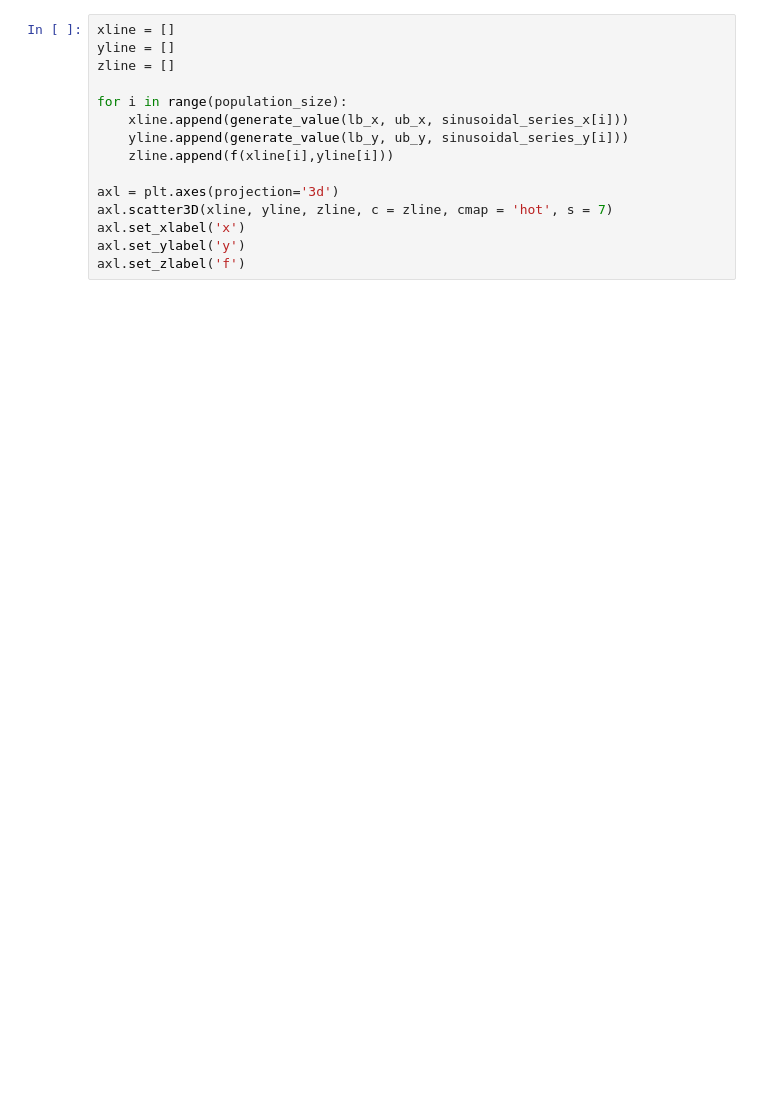
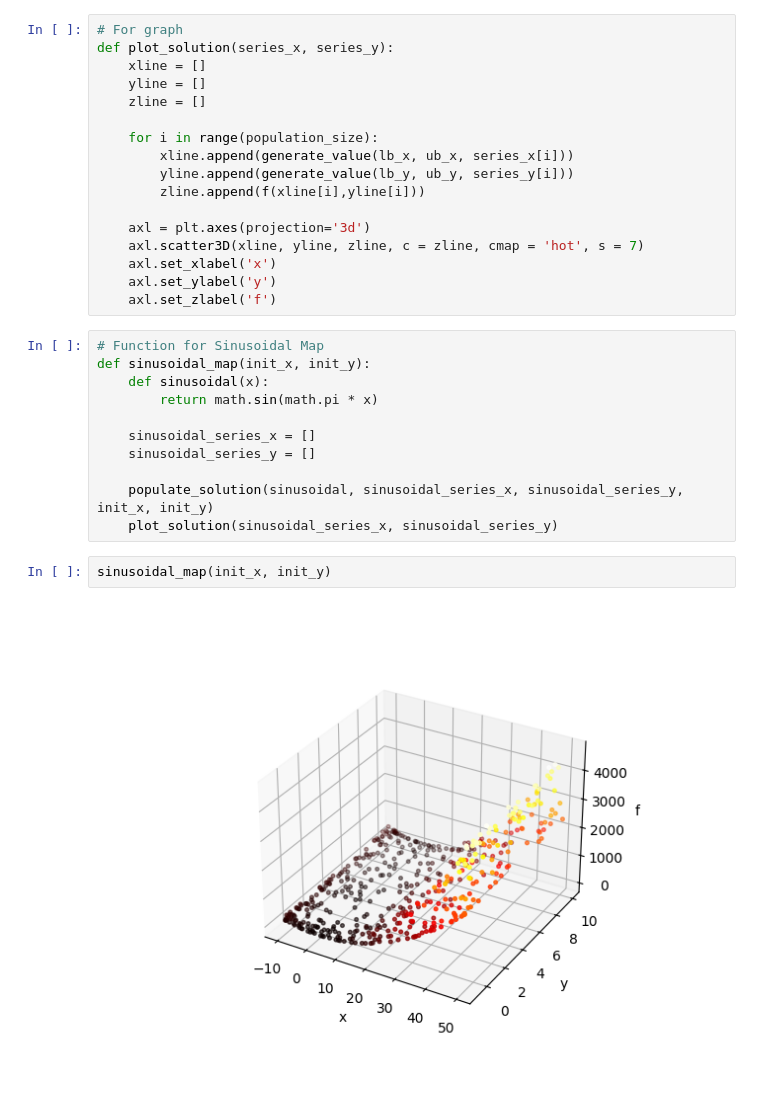
Before and after one commit to wenyngcar/chaotic-maps, a Jupyter notebook: sinusoidal.ipynb, the cells around one changed output. Saved outputs shown, nothing was run; the diff lists cells and outputs as text; blank space fills up the shorter version.

Commit message:
init: sinusoidal.ipynb

```diff
--- a/sinusoidal.ipynb
+++ b/sinusoidal.ipynb
@@ -36,15 +30,32 @@ for i in range(population_size):
 # %%
-xline = []
-yline = []
-zline = []
+# For graph
+def plot_solution(series_x, series_y):
+    xline = []
+    yline = []
+    zline = []
 
-for i in range(population_size):
-    xline.append(generate_value(lb_x, ub_x, sinusoidal_series_x[i]))
-    yline.append(generate_value(lb_y, ub_y, sinusoidal_series_y[i]))
-    zline.append(f(xline[i],yline[i]))
+    for i in range(population_size):
+        xline.append(generate_value(lb_x, ub_x, series_x[i]))
+        yline.append(generate_value(lb_y, ub_y, series_y[i]))
+        zline.append(f(xline[i],yline[i]))
 
-axl = plt.axes(projection='3d')
-axl.scatter3D(xline, yline, zline, c = zline, cmap = 'hot', s = 7)
-axl.set_xlabel('x')
-axl.set_ylabel('y')
-axl.set_zlabel('f')
+    axl = plt.axes(projection='3d')
+    axl.scatter3D(xline, yline, zline, c = zline, cmap = 'hot', s = 7)
+    axl.set_xlabel('x')
+    axl.set_ylabel('y')
+    axl.set_zlabel('f')
+# %%
+# Function for Sinusoidal Map
+def sinusoidal_map(init_x, init_y):
+    def sinusoidal(x):
+        return math.sin(math.pi * x)
+
+    sinusoidal_series_x = []
+    sinusoidal_series_y = []
+
+    populate_solution(sinusoidal, sinusoidal_series_x, sinusoidal_series_y, init_x, init_y)
+    plot_solution(sinusoidal_series_x, sinusoidal_series_y)
+# %%
+sinusoidal_map(init_x, init_y)
+# %% [output]
+[figure, added]
```
Also changed, not shown: parts of 3 cells of this notebook.
